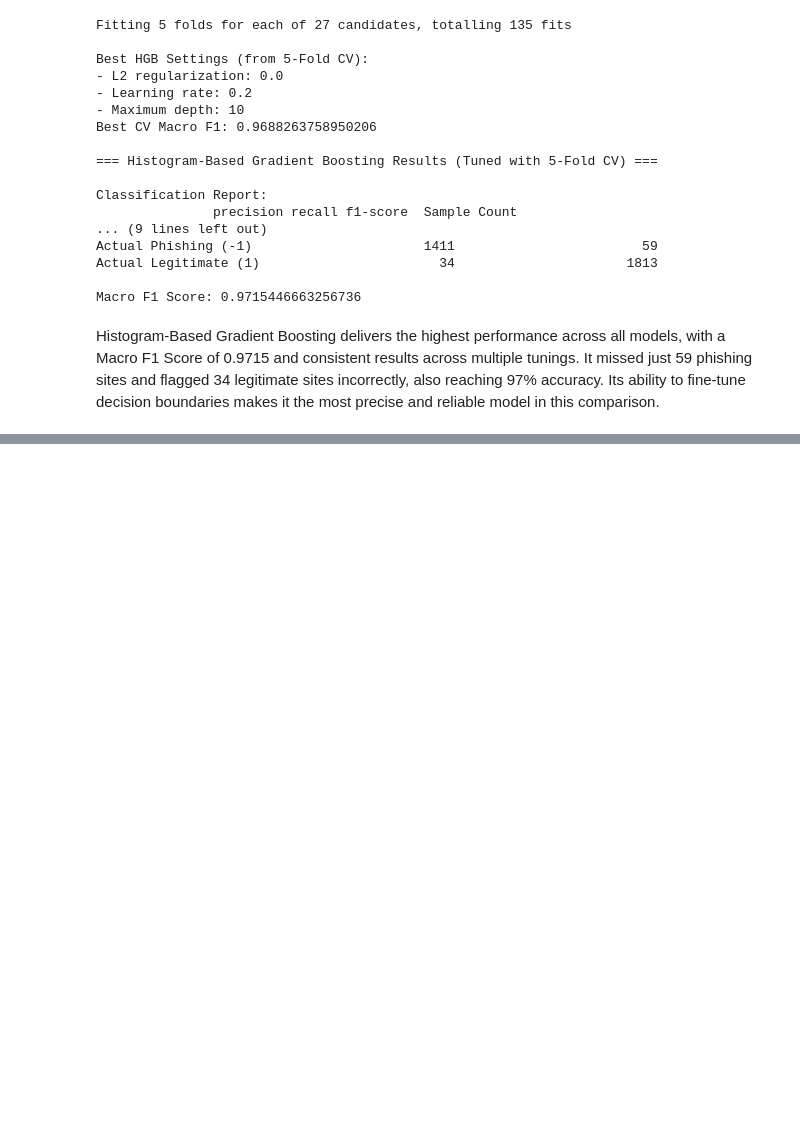
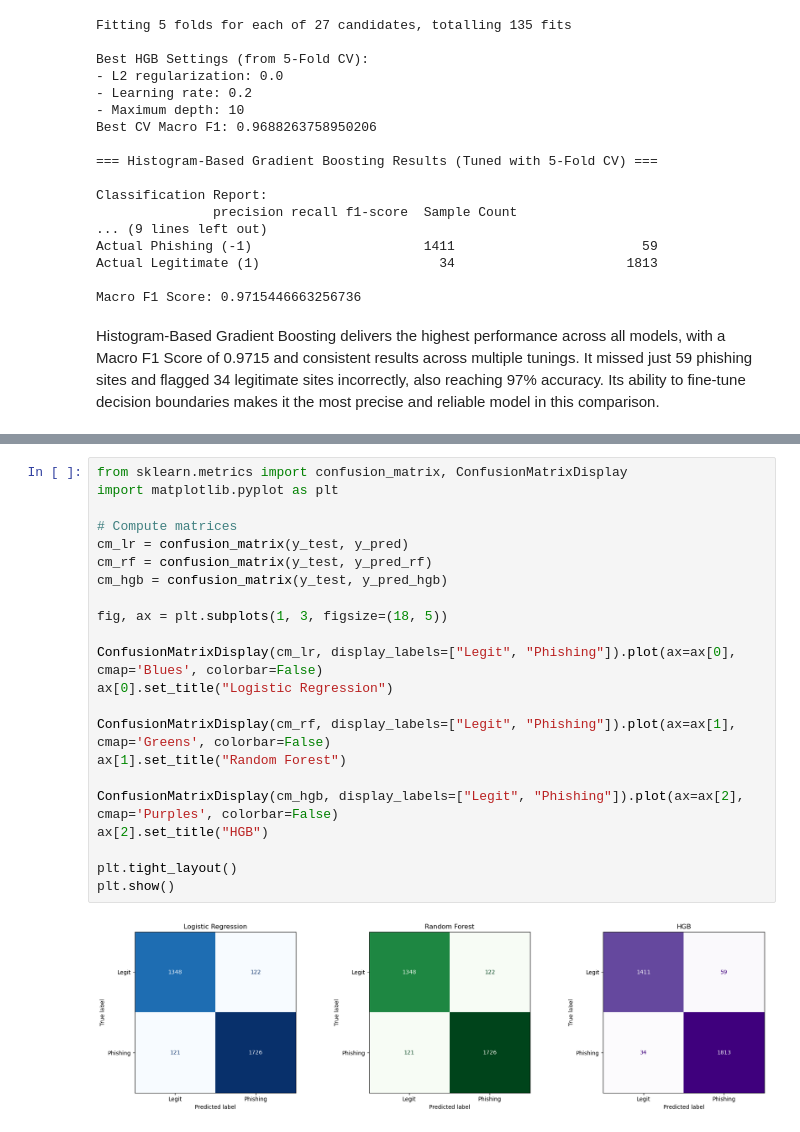
Before and after one commit to ssinlao/CS4210-Phishing-Website-Project, a Jupyter notebook: Phishing_Websites.ipynb, the cells around one changed output, grey strips where cells are left out. Drawn from its saved outputs; the diff is of its cells as text; blank space fills up the shorter version.

```diff
--- a/Phishing_Websites.ipynb
+++ b/Phishing_Websites.ipynb
@@ -520,0 +599,24 @@ Histogram-Based Gradient Boosting delivers the highest performance across all mo
+# %%
+from sklearn.metrics import confusion_matrix, ConfusionMatrixDisplay
+import matplotlib.pyplot as plt
+
+# Compute matrices
+cm_lr = confusion_matrix(y_test, y_pred)
+cm_rf = confusion_matrix(y_test, y_pred_rf)
+cm_hgb = confusion_matrix(y_test, y_pred_hgb)
+
+fig, ax = plt.subplots(1, 3, figsize=(18, 5))
+
+ConfusionMatrixDisplay(cm_lr, display_labels=["Legit", "Phishing"]).plot(ax=ax[0], cmap='Blues', colorbar=False)
+ax[0].set_title("Logistic Regression")
+
+ConfusionMatrixDisplay(cm_rf, display_labels=["Legit", "Phishing"]).plot(ax=ax[1], cmap='Greens', colorbar=False)
+ax[1].set_title("Random Forest")
+
+ConfusionMatrixDisplay(cm_hgb, display_labels=["Legit", "Phishing"]).plot(ax=ax[2], cmap='Purples', colorbar=False)
+ax[2].set_title("HGB")
+
+plt.tight_layout()
+plt.show()
+# %% [output]
+[figure, added]
```
Also changed, not shown: parts of 4 cells of this notebook.
